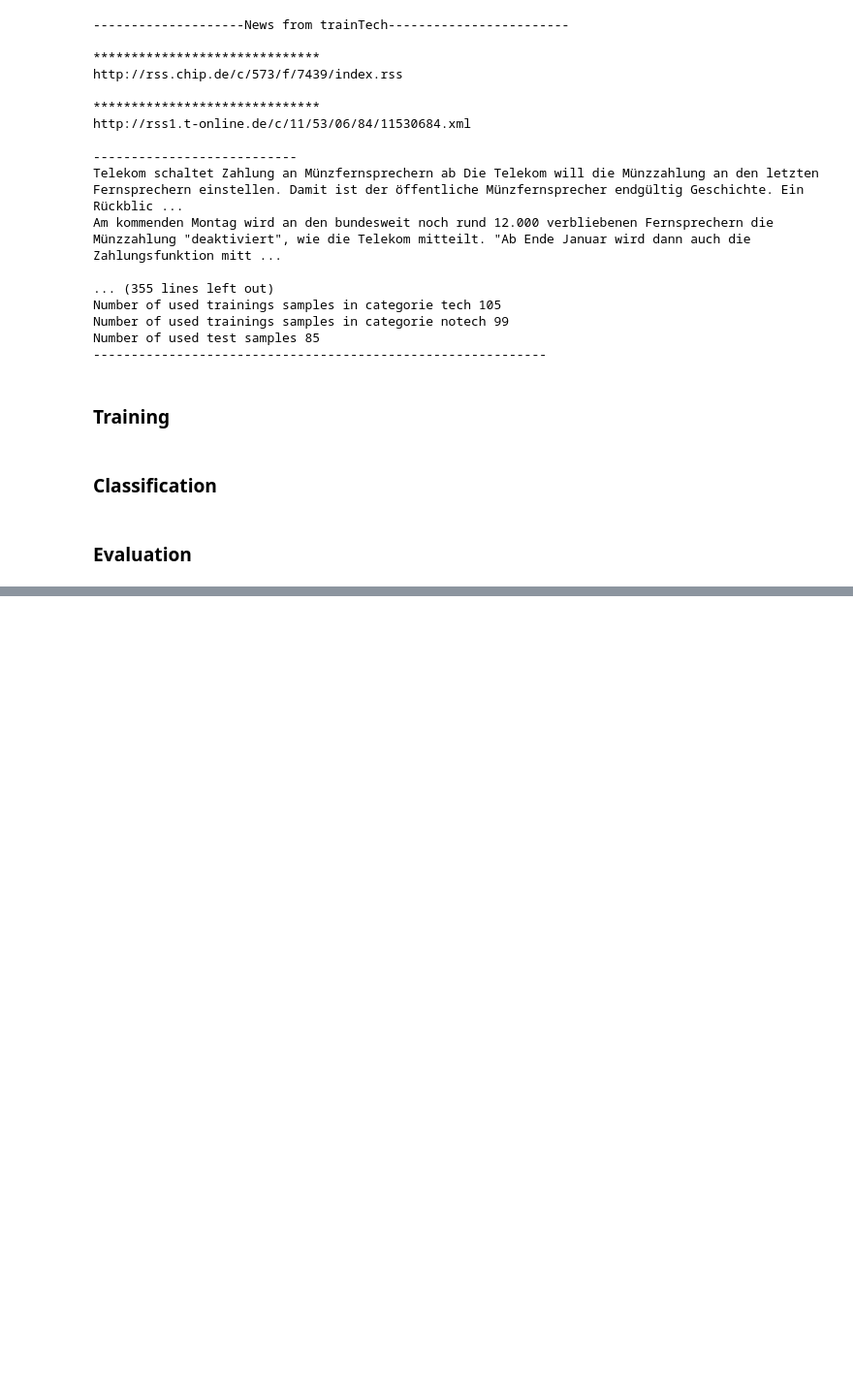
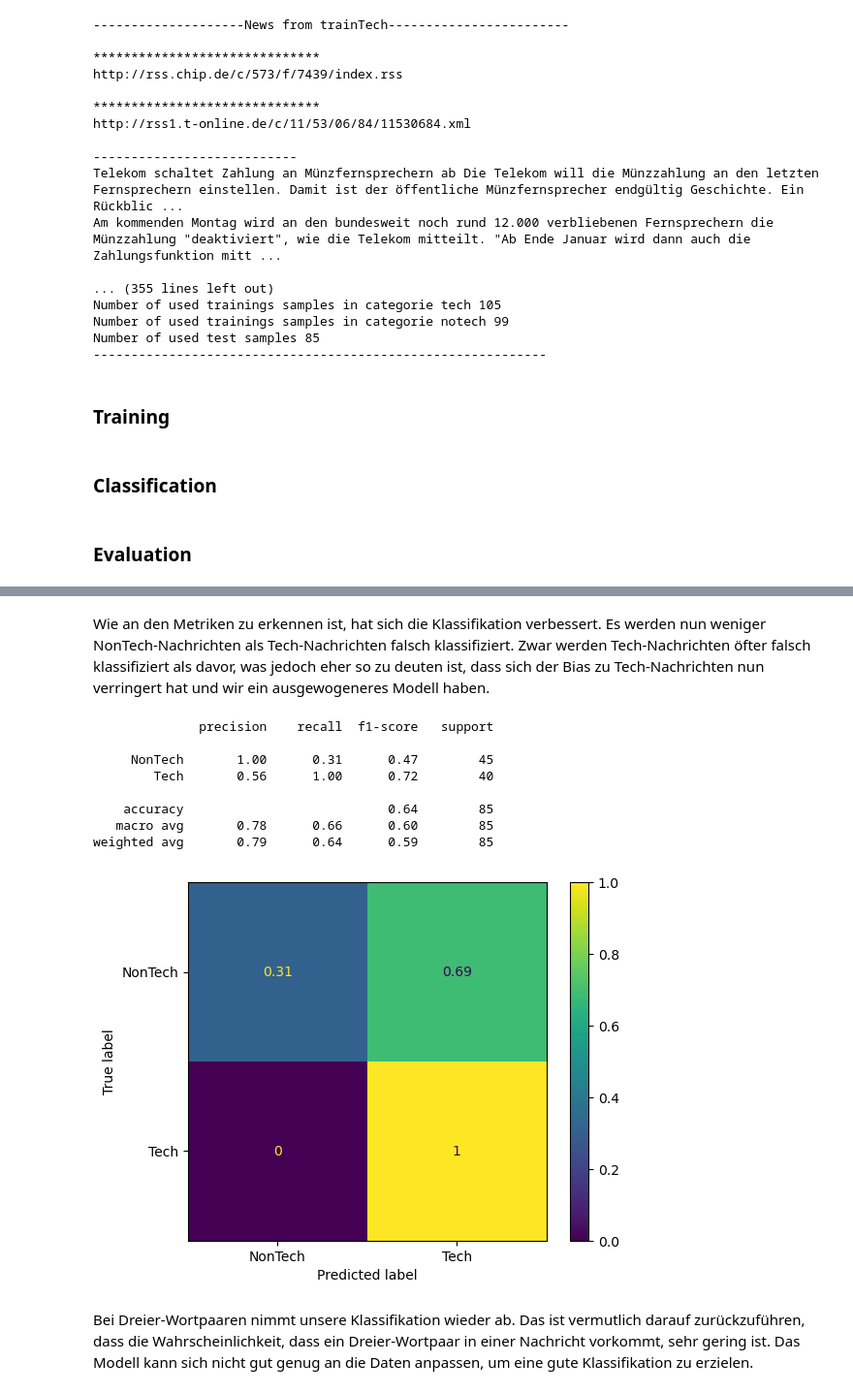
Before and after one commit to 4350pChris/data-mining, a Jupyter notebook: data/uebung-3/VersuchDocumentClassification.ipynb, the cells around one changed output, grey strips where cells are left out. Shown at 97% size. Saved outputs shown, nothing was run; the diff lists cells and outputs as text; code cells hidden in the pictures; blank space fills up the shorter version.

```diff
--- a/data/uebung-3/VersuchDocumentClassification.ipynb
+++ b/data/uebung-3/VersuchDocumentClassification.ipynb
@@ -454,0 +477,35 @@ weighted avg       0.58      0.53      0.48        85
+# %% [markdown]
+Wie an den Metriken zu erkennen ist, hat sich die Klassifikation verbessert. Es werden nun weniger NonTech-Nachrichten als Tech-Nachrichten falsch klassifiziert. Zwar werden Tech-Nachrichten öfter falsch klassifiziert als davor, was jedoch eher so zu deuten ist, dass sich der Bias zu Tech-Nachrichten nun verringert hat und wir ein ausgewogeneres Modell haben.
+# %%
+def triagrams(doc: str, lower_bound = 3, upper_bound = 20) -> Dict[str, int]:
+  # we cannot use getwords here, because we need to keep the order of the words and getwords changes the order and removes duplicates
+  split_list = doc.split()
+  lowercased = [word.lower() for word in split_list]
+  in_range = [word for word in lowercased if len(word) >= lower_bound and len(word) < upper_bound]
+  triagrams = []
+  for i in range(len(in_range) - 2):
+    triagrams.append((in_range[i], in_range[i+1], in_range[i+2]))
+  return dict.fromkeys(triagrams, 1)
+
+triagram_classifier = Classifier(triagrams)
+
+train_classifier(triagram_classifier, trainTech, 'Tech')
+train_classifier(triagram_classifier, trainNonTech, 'NonTech')
+
+tri_df = do_classification(triagram_classifier)
+
+cfm = ConfusionMatrixDisplay.from_predictions(y_true=tri_df['label'], y_pred=tri_df['prediction'], normalize='true')
+
+print(classification_report(tri_df['label'], tri_df['prediction']))
+# %% [output]
+              precision    recall  f1-score   support
+
+     NonTech       1.00      0.31      0.47        45
+        Tech       0.56      1.00      0.72        40
+
+    accuracy                           0.64        85
+   macro avg       0.78      0.66      0.60        85
+weighted avg       0.79      0.64      0.59        85
+[figure, added]
+# %% [markdown]
+Bei Dreier-Wortpaaren nimmt unsere Klassifikation wieder ab. Das ist vermutlich darauf zurückzuführen, dass die Wahrscheinlichkeit, dass ein Dreier-Wortpaar in einer Nachricht vorkommt, sehr gering ist. Das Modell kann sich nicht gut genug an die Daten anpassen, um eine gute Klassifikation zu erzielen.
```
Also changed, not shown: parts of 15 cells of this notebook.
